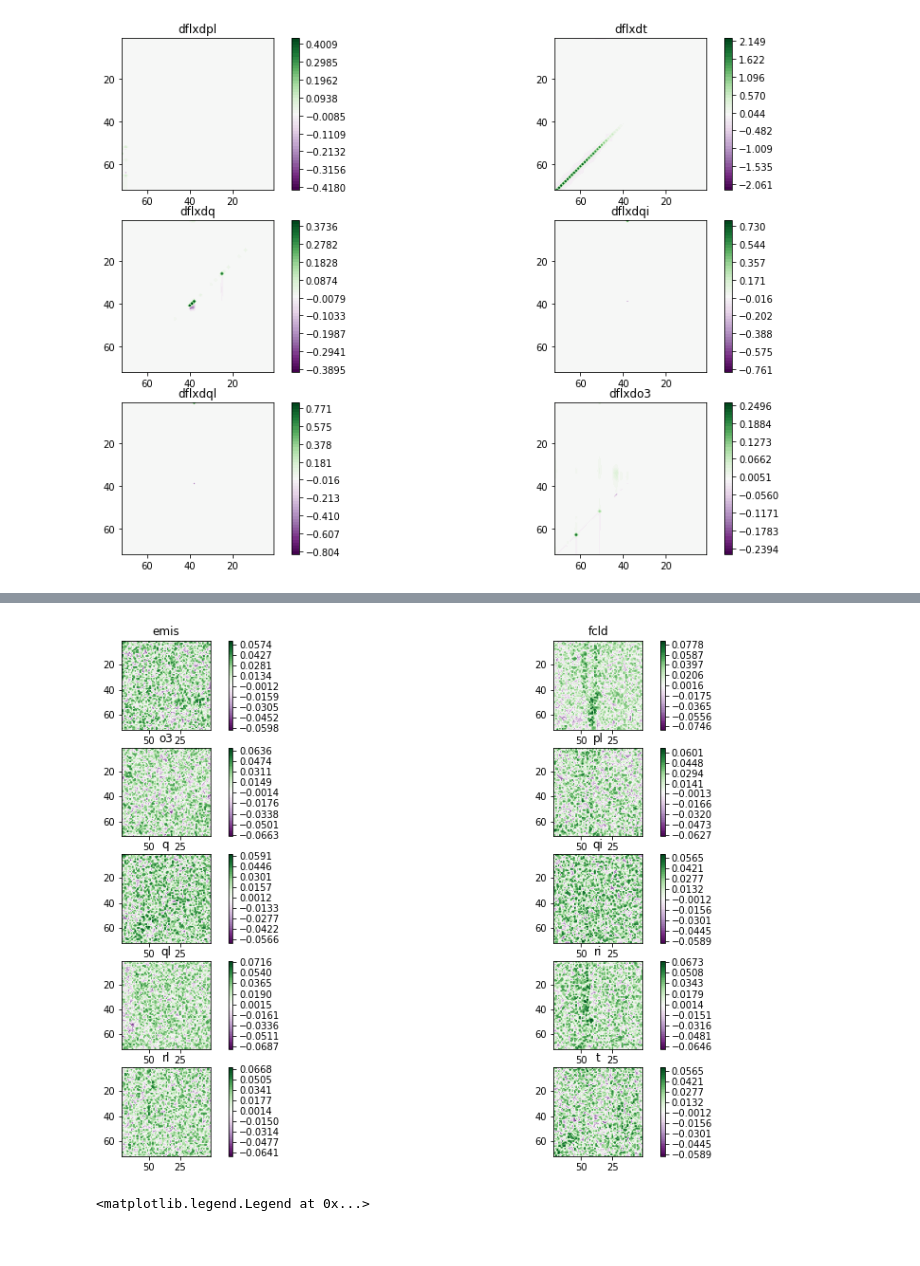
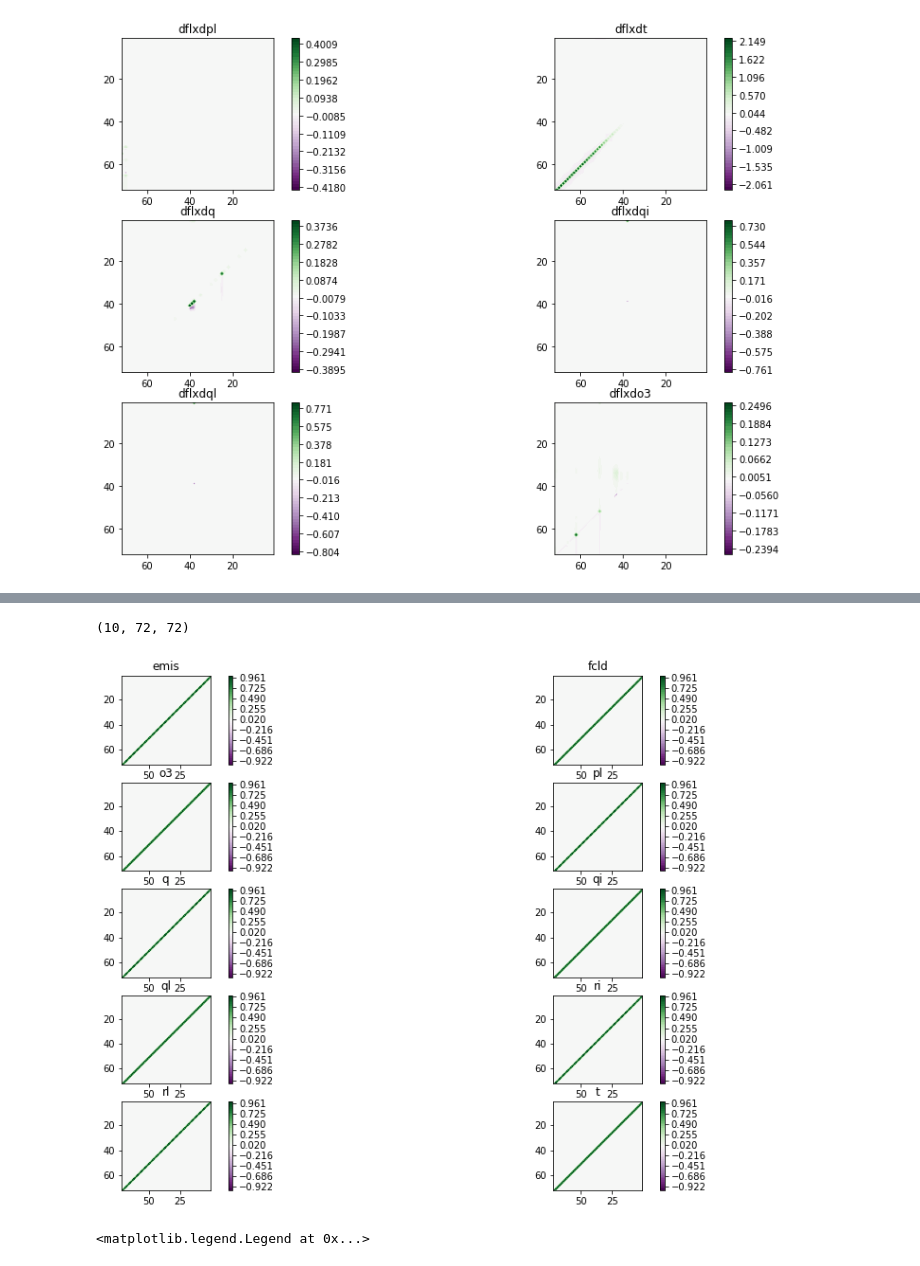
Before and after one commit to VIsh76/FLX_NN_emulation, a Jupyter notebook: Unet-Trainer-2D.ipynb, the cells around one changed output, grey strips where cells are left out. Cells and saved outputs as stored; diff of their text form; code cells hidden in the pictures.

Commit message:
Merge Unet-Trainer

```diff
--- a/Unet-Trainer-2D.ipynb
+++ b/Unet-Trainer-2D.ipynb
@@ -79,7 +73,7 @@ pair not found ('TmpFolder_train/f522_dh.trainingdata_in.lcv.20190401_0000z_is02
 # %%
 import time
 t=time.time()
-for i in range(240*5):
+for i in range(240+1, 1+240*5):
     _,_ = train_generator[i]
 print((time.time()-t)/240*5)
 # %% [output]
@@ -130,7 +113,7 @@ from contextlib import redirect_stdout
 import keras.backend as K
 
 from architectures import Unet_Act_Double_2D,Unet_Act_Double_AE_2D
-from architectures_simples import Upsampler2D, Divide_Recombine, Divide_Substract
+from architectures_simples import Upsampler2D, Divide_Recombine, Divide_Substract, Perturbate
 from architectures_utils import total_loss, flxd_loss, flxu_loss, dfdts_loss, LossHistory,  Generate_Log, Name
 from keras import optimizers
 import datetime
@@ -161,7 +144,7 @@ list_of_dropout =  [[0., 0., 0., 0., 0.],
                        [0., 0., 0., 0., 0., 0.],
                        [0., 0, 0]
                    ]
-AE = True
+AE = False
 if not AE:
     in_channel=10
 else:
@@ -308,6 +285,6 @@ Trainable params: 3,153,110
 Non-trainable params: 0
 _________________________________________________________________
 # %%
-history=M.fit_generator(train_generator,validation_data=validation_generator, callbacks=[ES, LH], shuffle=False, epochs=50)
+history=M.fit_generator(train_generator, callbacks=[LH], shuffle=False, epochs=50)
 # %% [output]
 Epoch 1/50
@@ -340,9 +324,17 @@ Sep_Var_show(F, NormOutput(y, moy=moy)[0], header_y, False)
+# %%
+#p.shape
+l=np.expand_dims(np.diag(np.ones(72),1), axis=0)
+g = np.repeat(l,10,axis=0)
+print(g.shape)
+# %% [output]
+(10, 72, 72)
 # %%
+M.layers[-2].set_weights( [g] )
 p = K.get_value(M.layers[-2].kernel)
 F= F_and_plots(shape=(5,2))
-Sep_Var_show(F,p,header_x)
+Sep_Var_show(F, p, header_x)
 # %% [output]
-[figure, old version]
+[figure, new version]
 # %%
 # IMPORTANT MODEL LOG SAVER
 archi='Unet_Cumulative_Direct_1loss'
```
Also changed, not shown: parts of 17 cells of this notebook.
